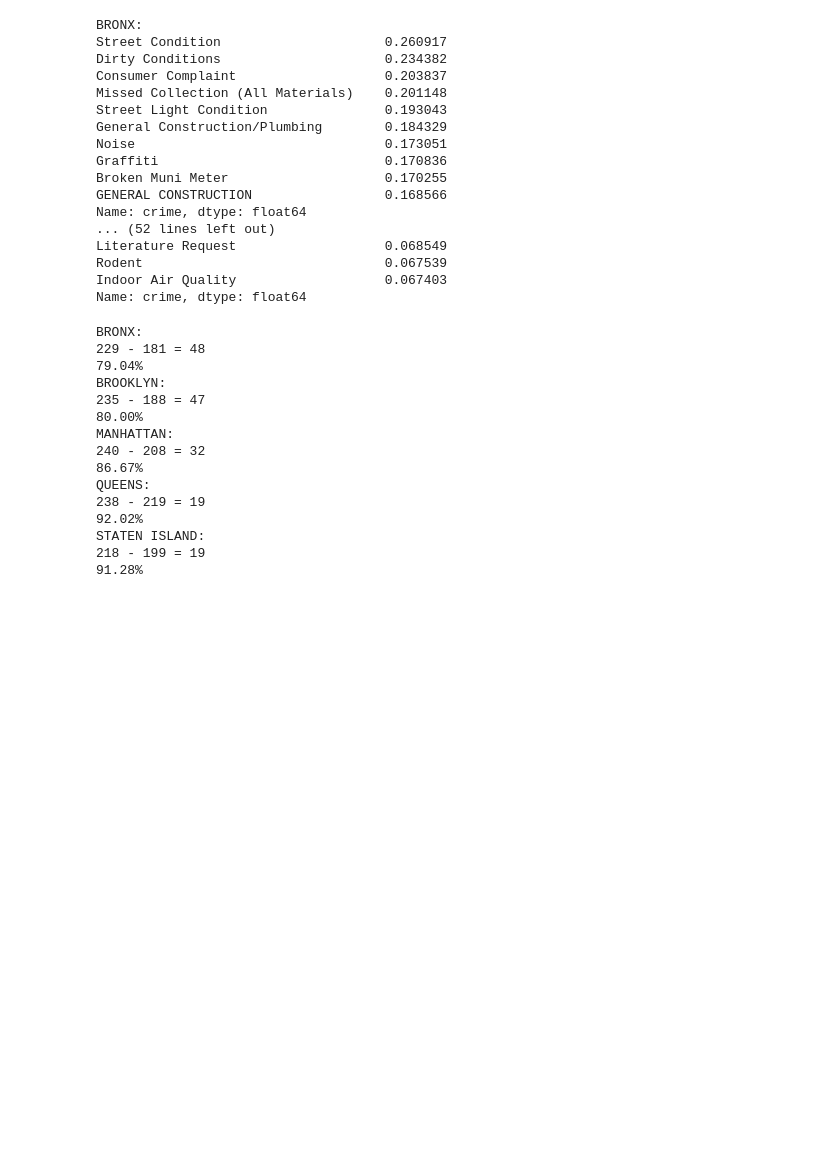
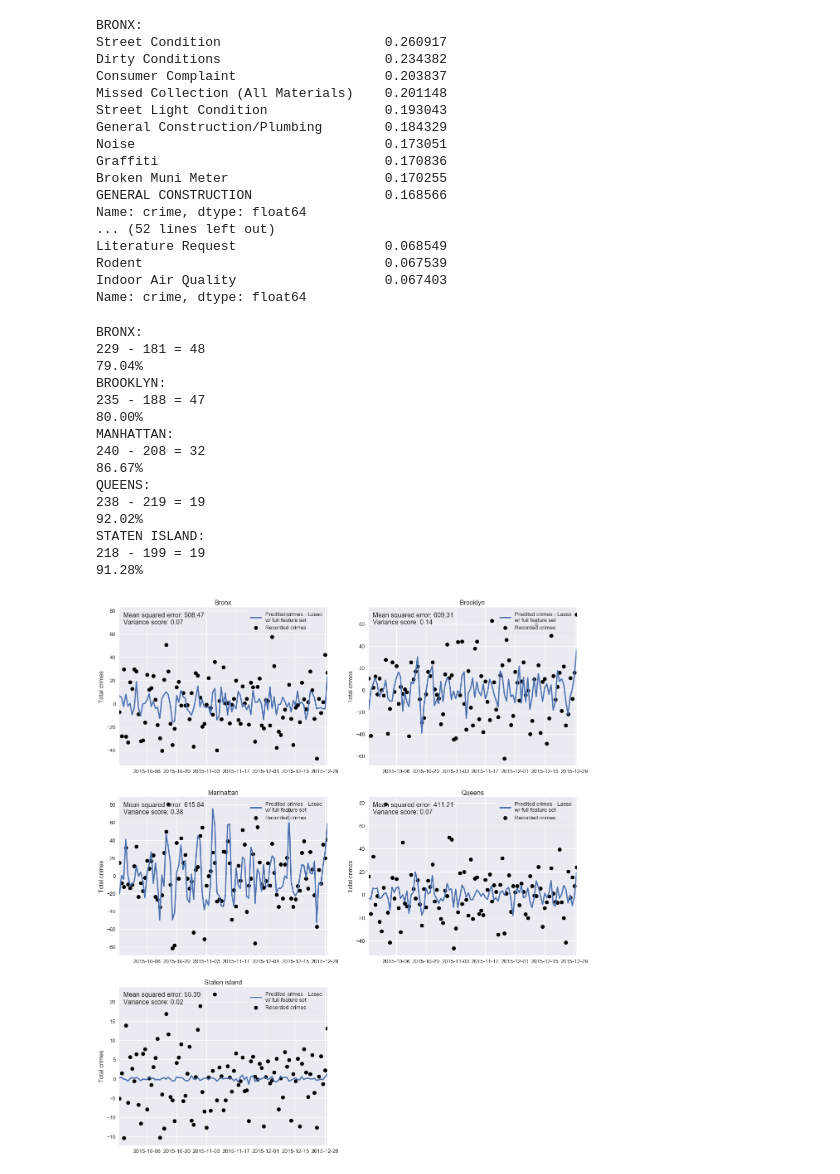
Before and after one commit to BossColo/windows-broke, a Jupyter notebook: windows-broke final-Copy1.ipynb, the cells around one changed output. Cells and saved outputs as stored; diff of their text form; code cells hidden in the pictures; blank space fills up the shorter version.

```diff
--- a/windows-broke final-Copy1.ipynb
+++ b/windows-broke final-Copy1.ipynb
@@ -23,8 +28,8 @@ data_311_raw = pd.read_csv('.\\311_Service_Requests_from_2010_to_Present.csv',
 
 data_311_raw['created_date'] = pd.to_datetime(data_311_raw['created_date'], format='%m/%d/%Y %I:%M:%S %p', errors='coerce')
 # %%
-data_crime = data_crime_raw[data_crime_raw.CMPLNT_FR_DT > pd.to_datetime(dt.date(2010,1,1))].dropna()
-data_311 = data_311_raw[data_311_raw.created_date < pd.to_datetime(dt.date(2016,1,1))].dropna()
+data_crime = data_crime_raw[data_crime_raw.CMPLNT_FR_DT > pd.to_datetime(dt.date(2010,1,1))]
+data_311 = data_311_raw[data_311_raw.created_date < pd.to_datetime(dt.date(2016,1,1))]
 # %%
 data_crime = data_crime[data_crime.LAW_CAT_CD != 'VIOLATION']
 # %%
@@ -321,3 +326,58 @@ for i, boro in enumerate(boros):
 # plt.show()
 fig.subplots_adjust(left=0.1, right=0.95, top=0.95, bottom=0.05)
 plt.savefig('lassofit.png', format='png')
+# %%
+test_size = 100
+plt.close('all')
+fig, ax = plt.subplots(3, ncols=2, figsize=(18, 20))
+axs = ax.flatten()
+fig.delaxes(axs[-1])
+
+for i, boro in enumerate(boros):
+    # Split the data into training/testing sets
+    data_finall_train = data_final_all[boro][1:-test_size]
+    data_finall_test = data_final_all[boro][-test_size:-1]
+
+    # Split the targets into training/testing sets
+    crime_final_train = crime_final[boro][1:-test_size]
+    crime_final_test = crime_final[boro][-test_size:-1]
+
+    # Create linear regression object
+    regr_all = linear_model.ElasticNetCV()
+
+    # Train the model using the training sets
+    regr_all.fit(data_finall_train, crime_final_train)
+
+    # The coefficients
+#     print('Coefficients: \n', regr_all.coef_)
+    # The mean squared error
+#     print("Mean squared error: %.2f"
+#           % np.mean((regr.predict(data_final_test) - crime_final_test) ** 2))
+    # Explained variance score: 1 is perfect prediction
+#     print('Variance score: %.2f' % regr.score(data_final_test, crime_final_test))
+
+    # Plot outputs
+
+    axs[i].set_title(boro.capitalize())
+
+    axs[i].scatter(data_finall_test.index, crime_final_test,  color='black',
+                  label='Recorded crimes')
+    axs[i].plot(data_finall_test.index, regr_all.predict(data_finall_test),
+             linewidth=3, label='Predited crimes - Lasso\nw/ full feature set')
+
+    axs[i].set_xlim(data_finall_test.index[0], data_finall_test.index[-1])
+    axs[i].annotate(
+                f'Mean squared error: {np.mean((regr_all.predict(data_finall_test) - crime_final_test) ** 2):.2f}\n'+
+                f'Variance score: {regr_all.score(data_finall_test, crime_final_test):.2f}',
+                ha='left', va='top', xy=(0.02, 0.97), xycoords='axes fraction')
+    axs[i].legend(loc=1, frameon=True)
+    axs[i].set_ylabel('Total crimes')
+    axs[i].format_xdata = date.DateFormatter('%Y-%m')
+
+
+# fig.autofmt_xdate()
+fig.subplots_adjust(left=0.1, right=0.95, top=0.95, bottom=0.05)
+# plt.savefig('lassofit.png', format='png')
+plt.show()
+# %% [output]
+[figure, added]
```
Also changed, not shown: parts of 1 cell of this notebook, 4 other files.
